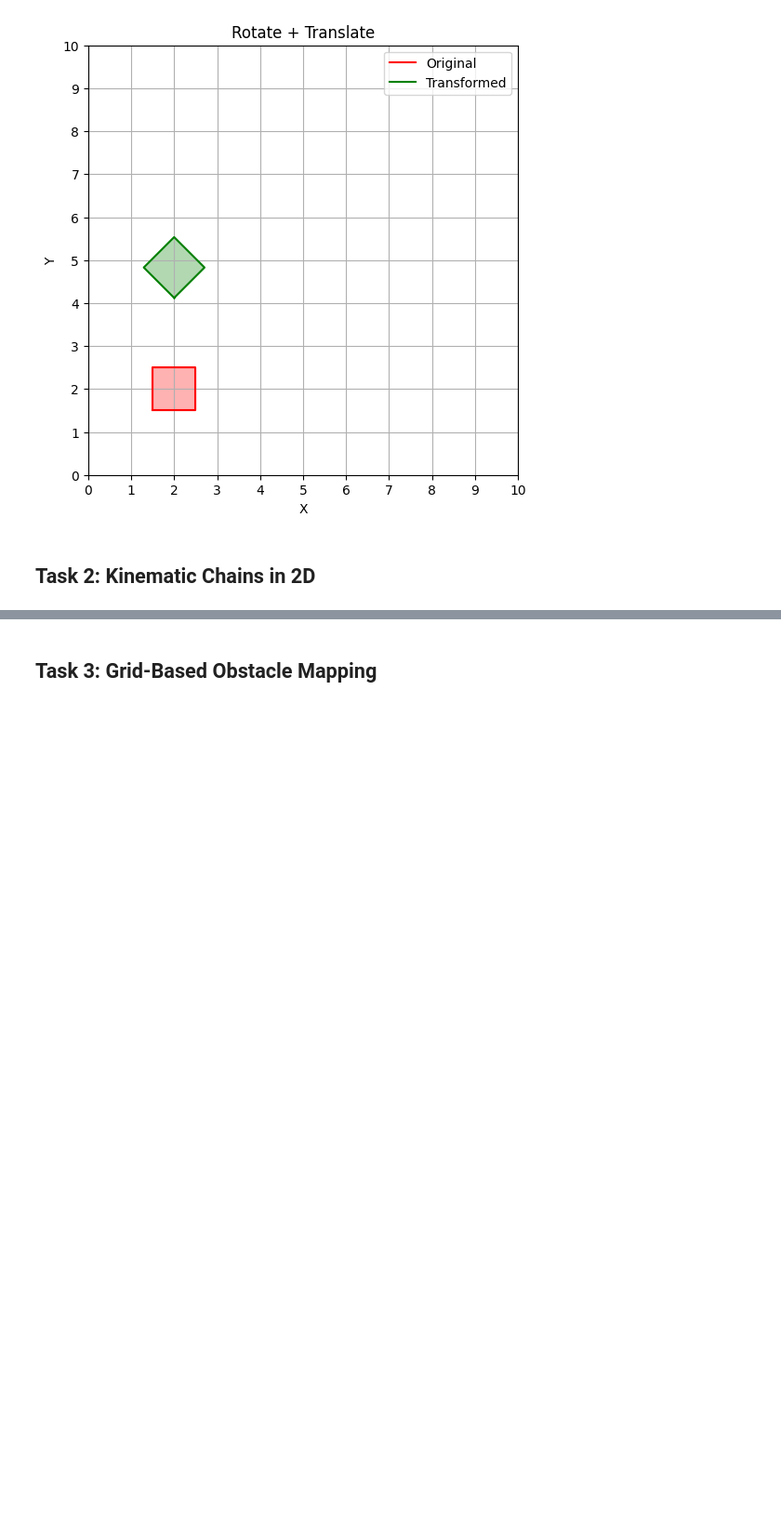
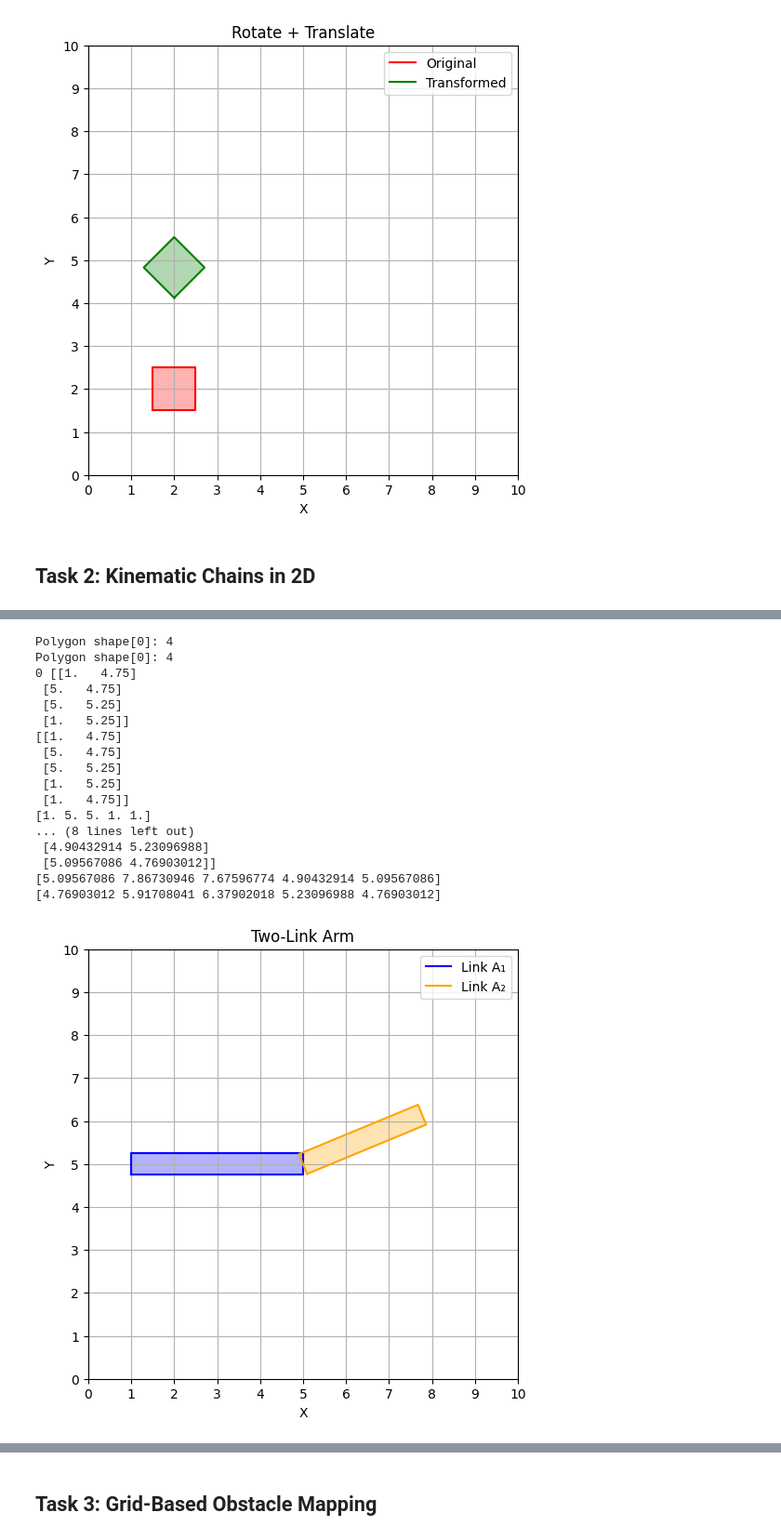
Before and after one commit to VictoRoferz/AI_for_robotics, a Jupyter notebook: AIfR_exercise1 (1)/exercise_1_student.ipynb, the cells around one changed output, grey strips where cells are left out. Shown at 93% size. Cells and saved outputs as stored; diff of their text form; code cells hidden in the pictures; blank space fills up the shorter version.

```diff
--- a/AIfR_exercise1 (1)/exercise_1_student.ipynb
+++ b/AIfR_exercise1 (1)/exercise_1_student.ipynb
@@ -139,20 +143,25 @@ We represent bodies as convex polygons — a finite set of ordered 2D vertices.
 # %%
 # Provided utilities — do not modify
 
-def create_polygon(vertices):
+def create_polygon(vertices: list) -> np.ndarray:
     """Return an (N, 2) array of polygon vertices."""
     if len(vertices) < 3:
         raise ValueError("A polygon must have at least 3 vertices.")
     return np.array(vertices)
 
 
-def plot_polygons(polygons, colors=None, labels=None, title="Robot Bodies"):
+def plot_polygons(polygons: list, colors=None, labels=None, title="Robot Bodies"):
     """Plot multiple polygons on a 10×10 canvas."""
     plt.figure(figsize=(6, 6))
     for i, poly in enumerate(polygons):
-        closed = np.vstack([poly, poly[0]])
+        print(i, poly)
+        #closed = np.vstack([poly, poly[0]])
+        closed =np.vstack([poly, poly[0]])  # Ensure the polygon is closed by repeating the first vertex at the end
+        print(closed)
         c = colors[i] if colors and i < len(colors) else "blue"
         l = labels[i] if labels and i < len(labels) else f"Polygon {i+1}"
+        print(closed[:,0])
+        print(closed[:,1])
         plt.plot(closed[:, 0], closed[:, 1], color=c, label=l)
         plt.fill(closed[:, 0], closed[:, 1], alpha=0.3, color=c)
     plt.xlim(0, 10); plt.ylim(0, 10)
@@ -384 +502,66 @@ draw_two_link_arm(base_length=4.0, arm_length=3.0, joint_angle=np.pi / 4)
 [figure]
+# %%
+def draw_two_link_arm(base_length, arm_length, joint_angle):
+    """
+    Visualise a 2-link planar arm with one revolute joint.
+
+    Parameters
+    ----------
+    base_length : float  — length of link A₁
+    arm_length  : float  — length of link A₂
+    joint_angle : float  — rotation of A₂ relative to A₁ (radians)
+    """
+    height = 0.5  # link thickness
+
+    # TODO:
+    #  1. Create A₁ (rectangle centred at origin) and define T_A1
+    #     (e.g. place the base at world position (3, 5))
+    #  2. Apply T_A1 to get A₁ in world coordinates
+    #  3. Create A₂ (rectangle centred at origin)
+    #  4. Build the full transform chain for A₂ and apply it
+    #  5. Call plot_polygons to visualise
+
+    #raise NotImplementedError
+    polygon_A1 = create_polygon([(-base_length/2, -height/2), (base_length/2, -height/2),
+                               (base_length/2, height/2), (-base_length/2, height/2)])
+
+    T_A1 = create_transform(0, dx=3, dy=5)
+
+
+    A1_world = apply_transform(polygon_A1, T_A1)
+
+    polygon_A2 = create_polygon([(-arm_length/2, -height/2), (arm_length/2, -height/2),
+                               (arm_length/2, height/2), (-arm_length/2, height/2)])
+
+    T_A2 = (T_A1
+          @ create_transform(0.0, base_length/2, 0)   # to the joint at A₁'s end
+          @ create_transform(joint_angle, 0, 0)        # rotate the joint by θ
+          @ create_transform(0.0, arm_length/2, 0))    # out to A₂'s center
+     # first rotate, then translate by base_length along A₁
+    A2_world = apply_transform(polygon_A2, T_A2)
+
+    plot_polygons([A1_world, A2_world], colors=["blue", "orange"], labels=["Link A₁", "Link A₂"], title="Two-Link Arm")
+
+
+
+draw_two_link_arm(base_length=4.0, arm_length=3.0, joint_angle=np.pi / 8)
+draw_two_link_arm(base_length=4.0, arm_length=3.0, joint_angle=np.pi / 4)
+# %% [output]
+Polygon shape[0]: 4
+Polygon shape[0]: 4
+0 [[1.   4.75]
+ [5.   4.75]
+ [5.   5.25]
+ [1.   5.25]]
+[[1.   4.75]
+ [5.   4.75]
+ [5.   5.25]
+ [1.   5.25]
+ [1.   4.75]]
+[1. 5. 5. 1. 1.]
+... (8 lines left out)
+ [4.90432914 5.23096988]
+ [5.09567086 4.76903012]]
+[5.09567086 7.86730946 7.67596774 4.90432914 5.09567086]
+[4.76903012 5.91708041 6.37902018 5.23096988 4.76903012]
+[figure, added]
```
Also changed, not shown: parts of 11 cells of this notebook, 1 other file.
